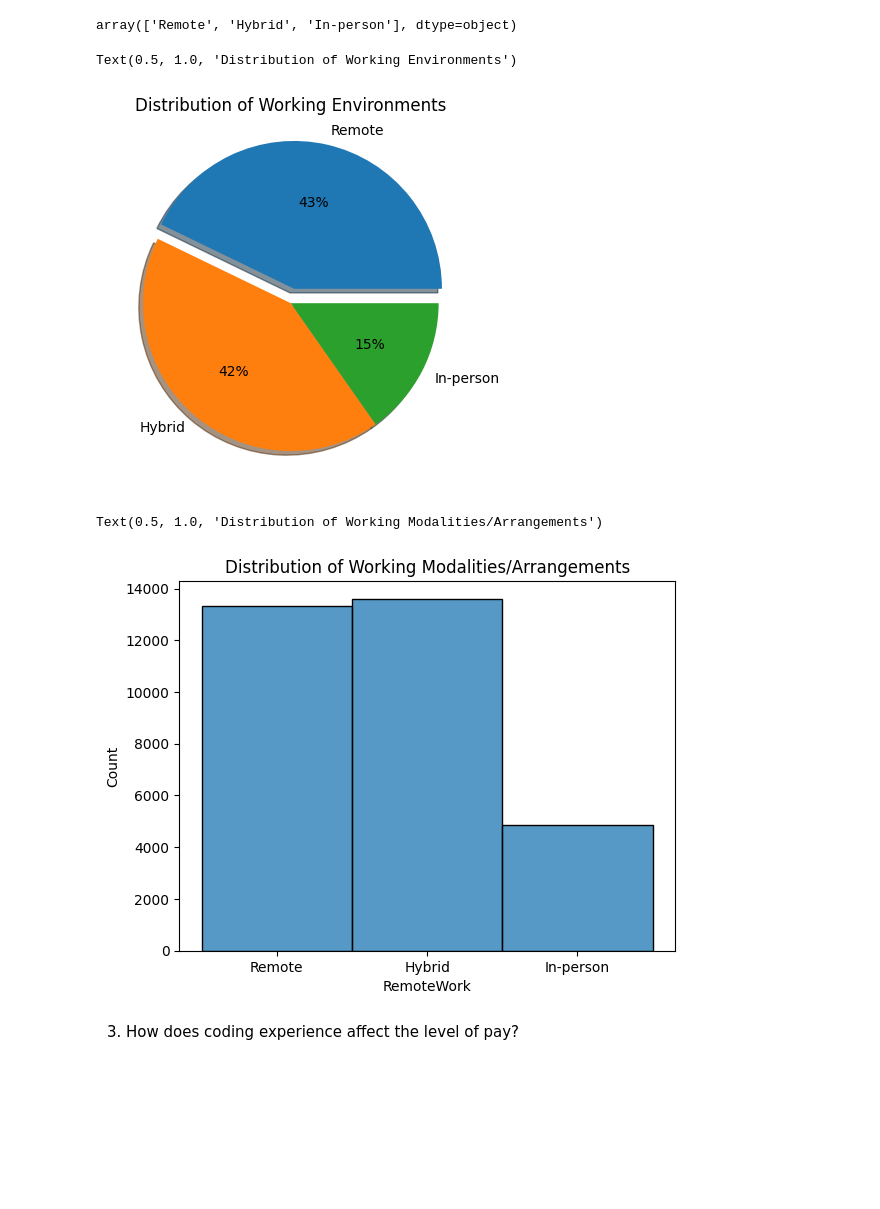
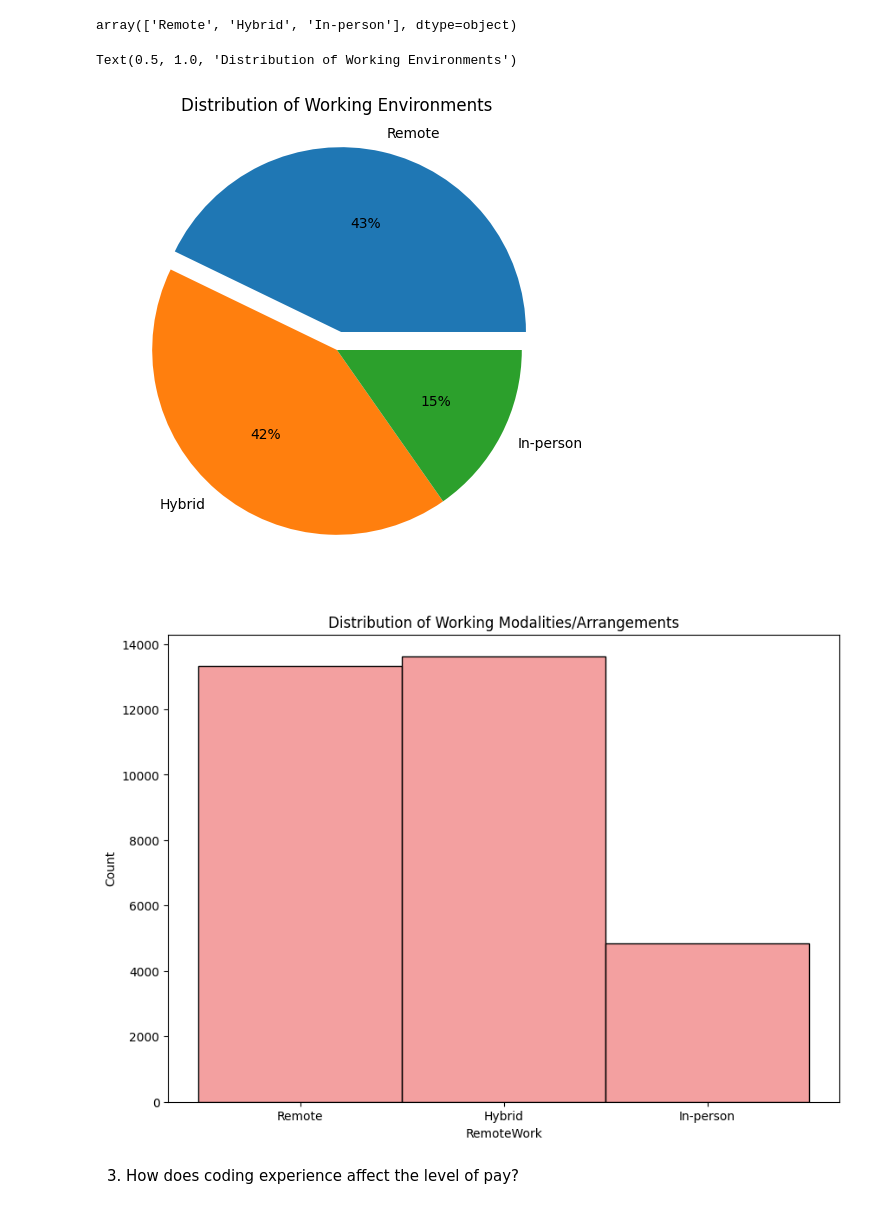
Before and after one commit to see-3pO/2022-Stack-Overflow-Survey-Analysis, a Jupyter notebook: developer_survey_analysis.ipynb, the cells around one changed output. Cells and saved outputs as stored; diff of their text form; code cells hidden in the pictures; blank space fills up the shorter version.

```diff
--- a/developer_survey_analysis.ipynb
+++ b/developer_survey_analysis.ipynb
@@ -249,19 +278,21 @@ clean_df.RemoteWork.unique()
 # %% [output]
 array(['Remote', 'Hybrid', 'In-person'], dtype=object)
 # %%
-plt.pie(work_env_count, labels=clean_df.RemoteWork.unique(), explode=(0.1,0.0,0.0),autopct='%1.0f%%',shadow=True)
+fig, ax = plt.subplots(figsize=(6,6))
+ax = plt.pie(work_env_count, labels=clean_df.RemoteWork.unique(), explode=(0.1,0.0,0.0),autopct='%1.0f%%')
 plt.title("Distribution of Working Environments")
 # %% [output]
 Text(0.5, 1.0, 'Distribution of Working Environments')
-[figure, old version]
+[figure, new version]
 # %%
+fig, ax = plt.subplots(figsize=(10,7))
 ax = sns.histplot(data=clean_df,\
                   x="RemoteWork",\
-                  bins=5)
-ax.set_title("Distribution of Working Modalities/Arrangements")
+                  bins=5,
+                  color="lightcoral")
+ax.set_title("Distribution of Working Modalities/Arrangements");
 # %% [output]
-Text(0.5, 1.0, 'Distribution of Working Modalities/Arrangements')
-[figure, old version]
+[figure, new version]
 # %% [markdown]
 3. How does coding experience affect the level of pay?
 # %%
```
Also changed, not shown: parts of 20 cells of this notebook.
